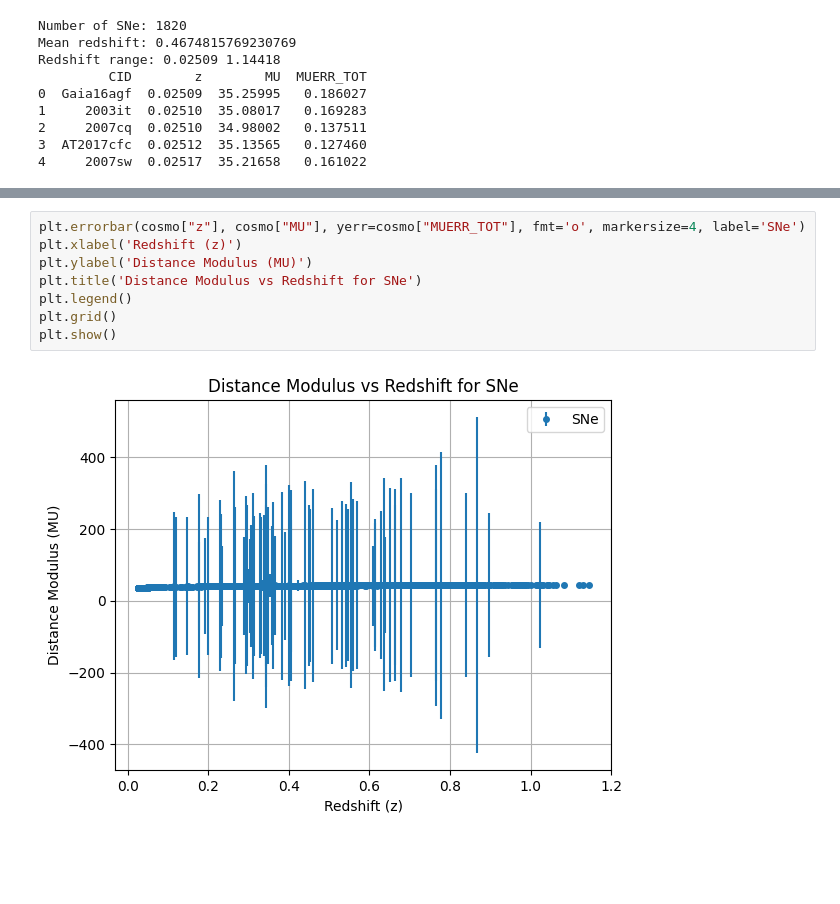
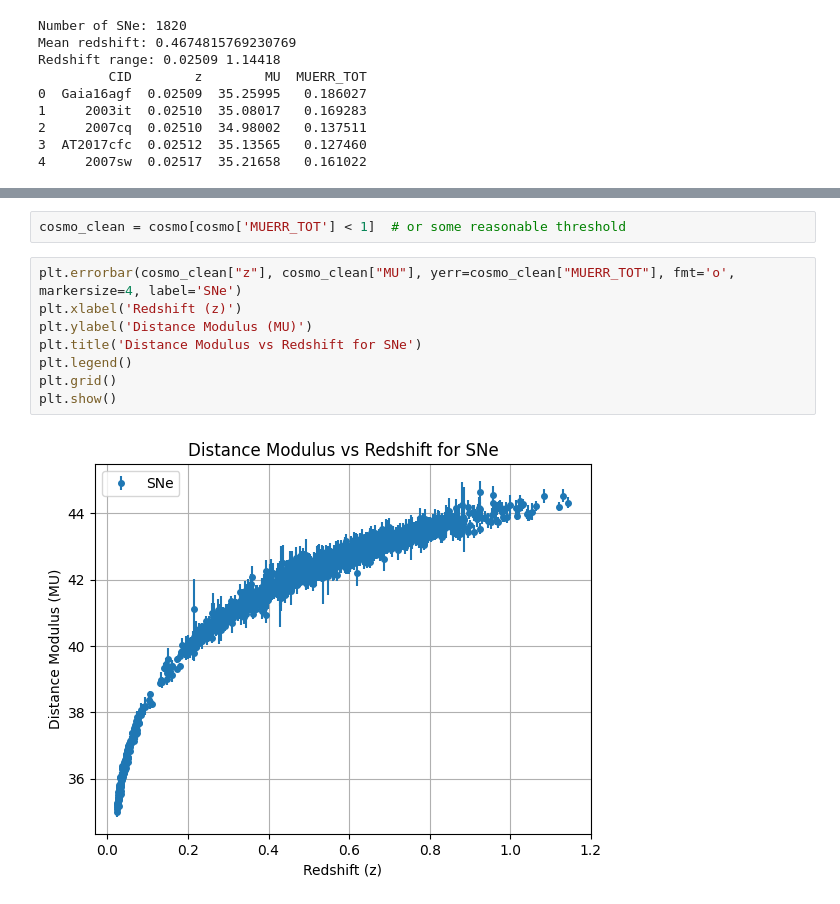
Before and after one commit to ShBrady/MSc-Thesis, a Jupyter notebook: CODE.ipynb, the cells around one changed output, grey strips where cells are left out. Cells and saved outputs as stored; diff of their text form; blank space fills up the shorter version.

Commit message:
Analysing the data and plotting the Hubble diagram.

```diff
--- a/CODE.ipynb
+++ b/CODE.ipynb
@@ -66,10 +98,12 @@ Redshift range: 0.02509 1.14418
+# %%
+cosmo_clean = cosmo[cosmo['MUERR_TOT'] < 1]  # or some reasonable threshold
 # %%
-plt.errorbar(cosmo["z"], cosmo["MU"], yerr=cosmo["MUERR_TOT"], fmt='o', markersize=4, label='SNe')
+plt.errorbar(cosmo_clean["z"], cosmo_clean["MU"], yerr=cosmo_clean["MUERR_TOT"], fmt='o', markersize=4, label='SNe')
 plt.xlabel('Redshift (z)')
 plt.ylabel('Distance Modulus (MU)')
 plt.title('Distance Modulus vs Redshift for SNe')
 plt.legend()
 plt.grid()
 plt.show()
 # %% [output]
-[figure, old version]
+[figure, new version]
```
Also changed, not shown: parts of 4 cells of this notebook.
